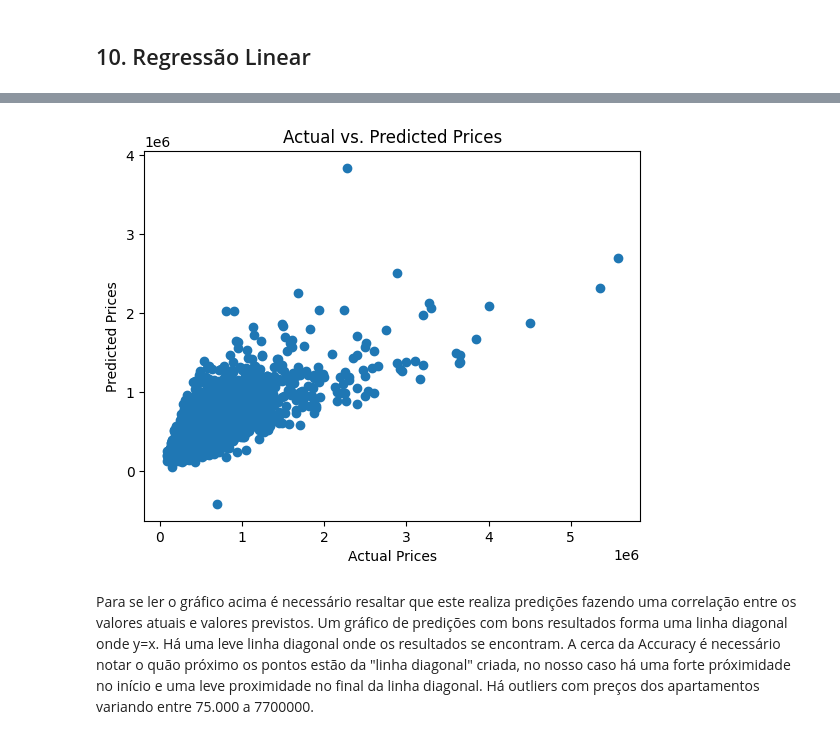
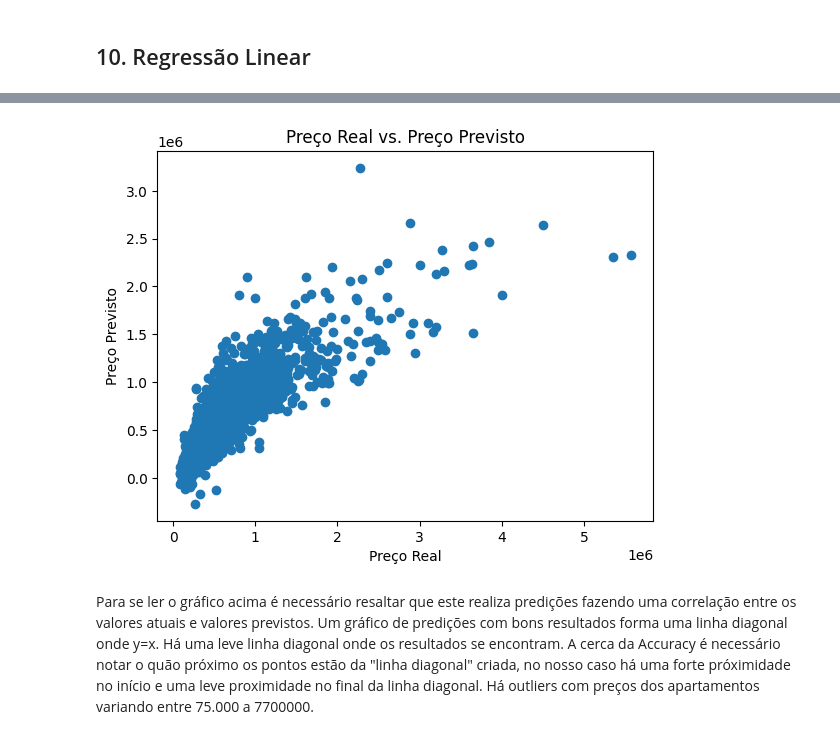
Before and after one commit to gabriela-lusofona/projeto-icd-yasmym, a Jupyter notebook: ICD_Projeto.ipynb, the cells around one changed output, grey strips where cells are left out. Saved outputs shown, nothing was run; the diff lists cells and outputs as text; code cells hidden in the pictures.

```diff
--- a/ICD_Projeto.ipynb
+++ b/ICD_Projeto.ipynb
@@ -498,7 +553,11 @@ from sklearn.model_selection import train_test_split
 from sklearn.linear_model import LinearRegression
 from sklearn.metrics import mean_squared_error, r2_score
 
-X = df[['sqft_living', 'sqft_lot', 'bedrooms']] # Variaveis independentes, porque ele normalmente não pode prever com apenas uma variável independente.
+#X = df[['bedrooms', 'sqft_living', 'sqft_lot', 'sqft_living15', 'sqft_lot15']] # Variavel independente
+X = df[['bedrooms', 'bathrooms', 'sqft_living',
+       'sqft_lot', 'floors', 'waterfront', 'view', 'condition', 'grade',
+       'sqft_above', 'sqft_basement', 'yr_built', 'yr_renovated', 'sqft_living15', 'sqft_lot15', 'zipcode',
+       'lat', 'long']]
 y = df['price'] # Variavel dependente
 
 X_train, X_test, y_train, y_test = train_test_split(X, y, test_size=0.2, random_state=42)
@@ -511,10 +570,10 @@ multi_model.fit(X_train, y_train)
 #Minha predições dos possiveis valores para o preço.
 predictions = multi_model.predict(X_test)
 
-#O calculo do valor do R-Squared com as variáveis "prediction" que é o resultado das predições realizadas pelo modelo conjuntamente com "y_test"
-#"y_test" onde está parte dos meus dados para teste
-rmse = mean_squared_error(y_test, predictions, squared=False)
+#O calculo do valor do R-Squared com a variável "prediction" é o resultado das predições realizadas pelo modelo conjuntamente com "y_test"
+#"y_test" onde está parte dos meus dados para teste depois que acontece o split
+raiz_quadrada_do_erro = mean_squared_error(y_test, predictions, squared=False)
 r2 = r2_score(y_test, predictions)
-print(r2)
-print(rmse)
+print("R-Squared aqui ---> ", r2)
+print("Raiz quadrada do erro aqui --->", raiz_quadrada_do_erro)
 # %% [output]
@@ -525,10 +586,10 @@ Raiz quadrada do erro (MSE) é uma representação da distância média entre os
 # %%
 plt.scatter(y_test, predictions)
-plt.xlabel("Actual Prices")
-plt.ylabel("Predicted Prices")
-plt.title("Actual vs. Predicted Prices")
+plt.xlabel("Preço Real")
+plt.ylabel("Preço Previsto")
+plt.title("Preço Real vs. Preço Previsto")
 plt.show()
 # %% [output]
-[figure, old version]
+[figure, new version]
 # %% [markdown]
 Para se ler o gráfico acima é necessário resaltar que este realiza predições fazendo uma correlação entre os valores atuais e valores previstos. Um gráfico de predições com bons resultados forma uma linha diagonal onde y=x. Há uma leve linha diagonal onde os resultados se encontram. A cerca da Accuracy é necessário notar o quão próximo os pontos estão da "linha diagonal" criada, no nosso caso há uma forte próximidade no início e uma leve proximidade no final da linha diagonal. Há outliers com preços dos apartamentos variando entre 75.000 a 7700000.
```
Also changed, not shown: parts of 29 cells of this notebook.
